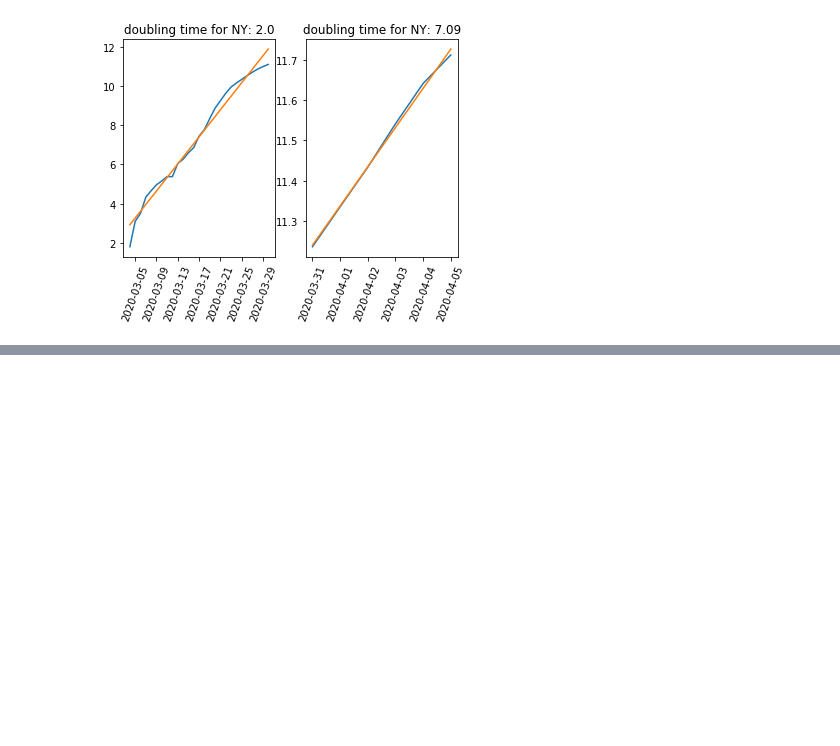
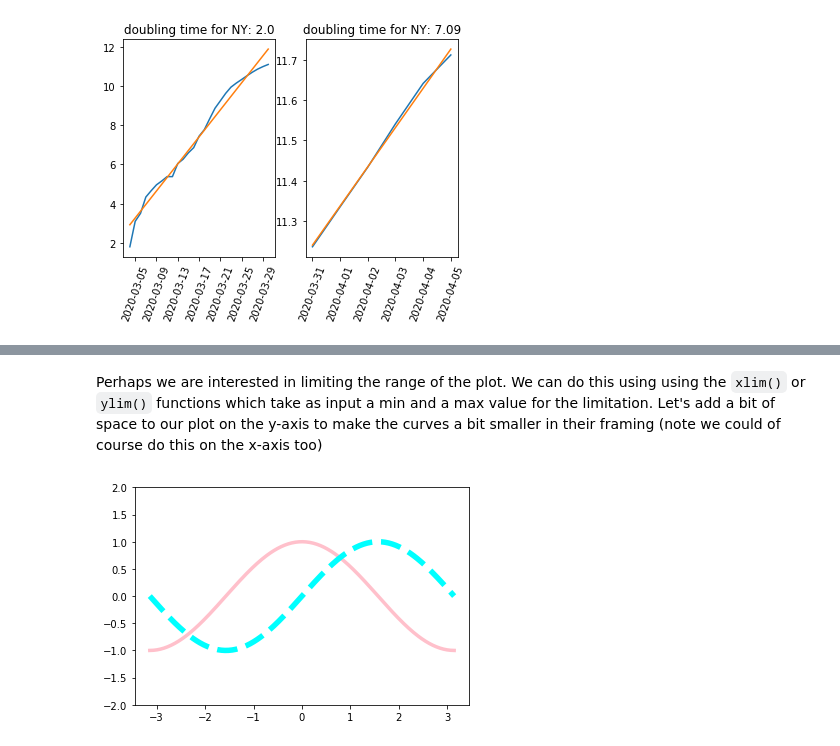
Before and after one commit to andrewkern/bio399, a Jupyter notebook: week2.ipynb, the cells around one changed output, grey strips where cells are left out. Saved outputs shown, nothing was run; the diff lists cells and outputs as text; code cells hidden in the pictures; blank space fills up the shorter version.

```diff
--- a/week2.ipynb
+++ b/week2.ipynb
@@ -252,0 +404,9 @@ for z in data:
+# %% [markdown]
+Perhaps we are interested in limiting the range of the plot. We can do this using using the `xlim()` or `ylim()` functions which take as input a min and a max value for the limitation. Let's add a bit of space to our plot on the y-axis to make the curves a bit smaller in their framing (note we could of course do this on the x-axis too)
+# %%
+plt.plot(x, c, color="pink", linewidth=3.5, linestyle="-")
+plt.plot(x, s, color="cyan",  linewidth=5.5, linestyle="--")
+plt.ylim(-2,2)
+plt.show()
+# %% [output]
+[figure, added]
```
Also changed, not shown: parts of 41 cells of this notebook.
